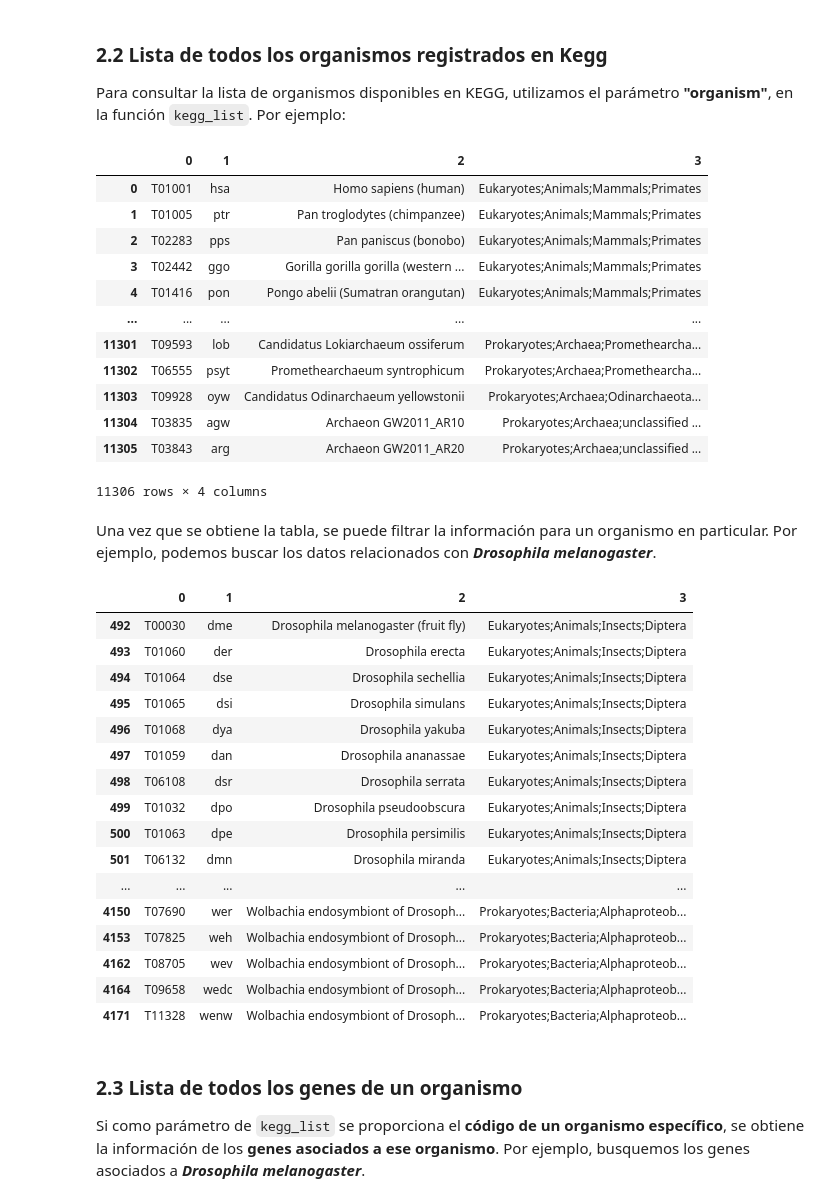
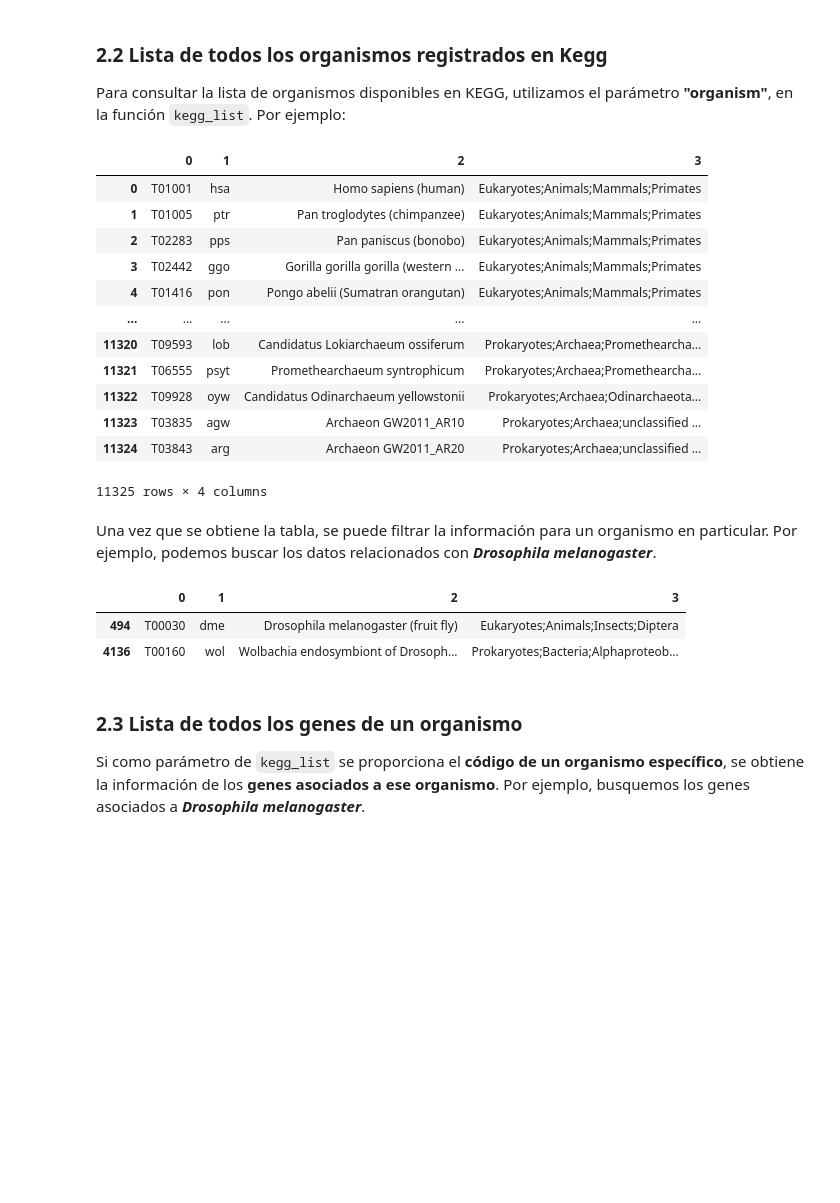
Before and after one commit to Hectorjlo/BioPython, a Jupyter notebook: src/Kegg.ipynb, the cells around one changed output. Drawn from its saved outputs; the diff is of its cells as text; code cells hidden in the pictures; blank space fills up the shorter version.

```diff
--- a/src/Kegg.ipynb
+++ b/src/Kegg.ipynb
@@ -113,9 +112,7 @@ display(df)
 Para consultar la lista de organismos disponibles en KEGG, utilizamos el parámetro **"organism"**, en la función `kegg_list`. Por ejemplo:
 # %%
 # Consultando los organismos disponibles en Kegg
-# Saber si el organismos x tiene base de datos en KEGG
-
-result = REST.kegg_list(database="organism").read()
+result = REST.kegg_list("organism").read()
 
 # Transformando los resultados a un dataframe
 df = pd.read_table(io.StringIO(result), header=None, sep="\t")
@@ -128,40 +125,22 @@ display(df)
 | 3 | T02442 | ggo | Gorilla gorilla gorilla (western ... | Eukaryotes;Animals;Mammals;Primates |
 | 4 | T01416 | pon | Pongo abelii (Sumatran orangutan) | Eukaryotes;Animals;Mammals;Primates |
 | ... | ... | ... | ... | ... |
-| 11301 | T09593 | lob | Candidatus Lokiarchaeum ossiferum | Prokaryotes;Archaea;Promethearcha... |
-| 11302 | T06555 | psyt | Promethearchaeum syntrophicum | Prokaryotes;Archaea;Promethearcha... |
-| 11303 | T09928 | oyw | Candidatus Odinarchaeum yellowstonii | Prokaryotes;Archaea;Odinarchaeota... |
-| 11304 | T03835 | agw | Archaeon GW2011_AR10 | Prokaryotes;Archaea;unclassified ... |
-| 11305 | T03843 | arg | Archaeon GW2011_AR20 | Prokaryotes;Archaea;unclassified ... |
+| 11320 | T09593 | lob | Candidatus Lokiarchaeum ossiferum | Prokaryotes;Archaea;Promethearcha... |
+| 11321 | T06555 | psyt | Promethearchaeum syntrophicum | Prokaryotes;Archaea;Promethearcha... |
+| 11322 | T09928 | oyw | Candidatus Odinarchaeum yellowstonii | Prokaryotes;Archaea;Odinarchaeota... |
+| 11323 | T03835 | agw | Archaeon GW2011_AR10 | Prokaryotes;Archaea;unclassified ... |
+| 11324 | T03843 | arg | Archaeon GW2011_AR20 | Prokaryotes;Archaea;unclassified ... |
-11306 rows × 4 columns
+11325 rows × 4 columns
 # %% [markdown]
 Una vez que se obtiene la tabla, se puede filtrar la información para un organismo en particular. Por ejemplo, podemos buscar los datos relacionados con ***Drosophila melanogaster***.
 # %%
 # Filtrando la tabla para ver solo la información de drosophila melanogaster
-# Como identificar nuestro organimos x y su letra asociada:
-
-# Filtrando la tabla para ver solo la información de drosophila melanogaster
-filtro = df[df[2].str.contains("drosophila", case=False)]
-
+filtro = df[df[2].str.contains("drosophila melanogaster", case = False)]
 display(filtro)
 # %% [output]
 |  | 0 | 1 | 2 | 3 |
-| 492 | T00030 | dme | Drosophila melanogaster (fruit fly) | Eukaryotes;Animals;Insects;Diptera |
-| 493 | T01060 | der | Drosophila erecta | Eukaryotes;Animals;Insects;Diptera |
-| 494 | T01064 | dse | Drosophila sechellia | Eukaryotes;Animals;Insects;Diptera |
-| 495 | T01065 | dsi | Drosophila simulans | Eukaryotes;Animals;Insects;Diptera |
-| 496 | T01068 | dya | Drosophila yakuba | Eukaryotes;Animals;Insects;Diptera |
-| 497 | T01059 | dan | Drosophila ananassae | Eukaryotes;Animals;Insects;Diptera |
-| 498 | T06108 | dsr | Drosophila serrata | Eukaryotes;Animals;Insects;Diptera |
-| 499 | T01032 | dpo | Drosophila pseudoobscura | Eukaryotes;Animals;Insects;Diptera |
-| 500 | T01063 | dpe | Drosophila persimilis | Eukaryotes;Animals;Insects;Diptera |
-| 501 | T06132 | dmn | Drosophila miranda | Eukaryotes;Animals;Insects;Diptera |
-| ... | ... | ... | ... | ... |
-| 4150 | T07690 | wer | Wolbachia endosymbiont of Drosoph... | Prokaryotes;Bacteria;Alphaproteob... |
-| 4153 | T07825 | weh | Wolbachia endosymbiont of Drosoph... | Prokaryotes;Bacteria;Alphaproteob... |
-| 4162 | T08705 | wev | Wolbachia endosymbiont of Drosoph... | Prokaryotes;Bacteria;Alphaproteob... |
-| 4164 | T09658 | wedc | Wolbachia endosymbiont of Drosoph... | Prokaryotes;Bacteria;Alphaproteob... |
-| 4171 | T11328 | wenw | Wolbachia endosymbiont of Drosoph... | Prokaryotes;Bacteria;Alphaproteob... |
+| 494 | T00030 | dme | Drosophila melanogaster (fruit fly) | Eukaryotes;Animals;Insects;Diptera |
+| 4136 | T00160 | wol | Wolbachia endosymbiont of Drosoph... | Prokaryotes;Bacteria;Alphaproteob... |
 # %% [markdown]
 ### 2.3 Lista de todos los genes de un organismo
 
```
Also changed, not shown: parts of 23 cells of this notebook.
